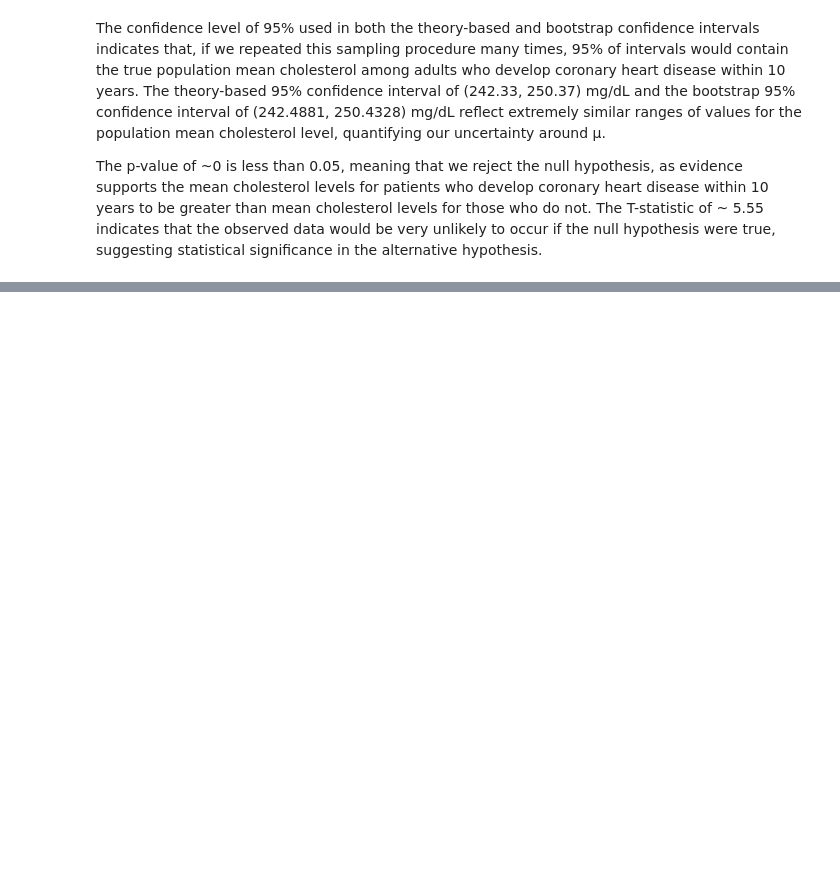
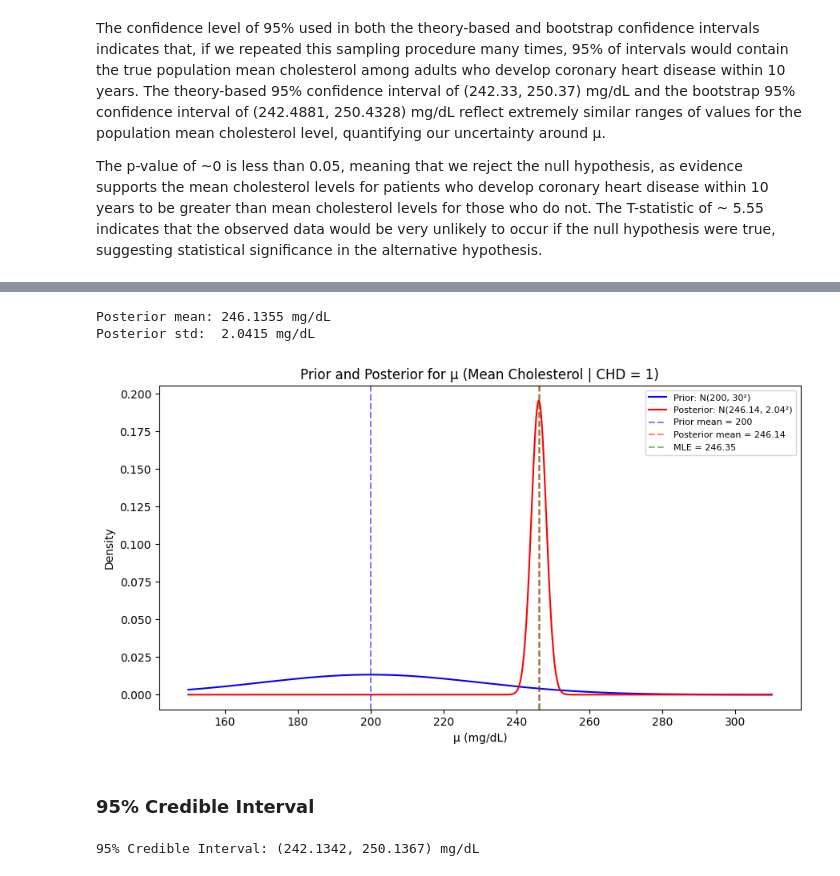
Before and after one commit to stefanregalia/Inf-Pred-Project, a Jupyter notebook: pipeline.ipynb, the cells around one changed output, grey strips where cells are left out. Cells and saved outputs as stored; diff of their text form; code cells hidden in the pictures; blank space fills up the shorter version.

```diff
--- a/pipeline.ipynb
+++ b/pipeline.ipynb
@@ -265,0 +308,43 @@ The p-value of ~0 is less than 0.05, meaning that we reject the null hypothesis,
+# %%
+# Posterior precision
+precision_posterior = (n / sigma**2) + (1 / sigma_0**2)
+sigma_n = np.sqrt(1 / precision_posterior)
+
+# Posterior mean
+mu_n = (1 / precision_posterior) * (
+    (n * mu_mle / sigma**2) + (mu_0 / sigma_0**2)
+)
+
+print(f"Posterior mean: {mu_n:.4f} mg/dL")
+print(f"Posterior std:  {sigma_n:.4f} mg/dL")
+# %% [output]
+Posterior mean: 246.1355 mg/dL
+Posterior std:  2.0415 mg/dL
+# %%
+# Compute distributions over the grid
+prior_dist = norm.pdf(mu_grid, loc=mu_0, scale=sigma_0)
+posterior_dist = norm.pdf(mu_grid, loc=mu_n, scale=sigma_n)
+
+plt.figure(figsize=(9, 5))
+plt.plot(mu_grid, prior_dist,     color='blue', label=f'Prior: N({mu_0}, {sigma_0}²)')
+plt.plot(mu_grid, posterior_dist, color='red',  label=f'Posterior: N({mu_n:.2f}, {sigma_n:.2f}²)')
+plt.axvline(mu_0,   color='blue', linestyle='--', alpha=0.5, label=f'Prior mean = {mu_0}')
+plt.axvline(mu_n,   color='red',  linestyle='--', alpha=0.5, label=f'Posterior mean = {mu_n:.2f}')
+plt.axvline(mu_mle, color='green',linestyle='--', alpha=0.5, label=f'MLE = {mu_mle:.2f}')
+plt.title('Prior and Posterior for μ (Mean Cholesterol | CHD = 1)')
+plt.xlabel('μ (mg/dL)')
+plt.ylabel('Density')
+plt.legend(fontsize=8)
+plt.tight_layout()
+plt.show()
+# %% [output]
+[figure, added]
+# %% [markdown]
+### 95% Credible Interval
+# %%
+ci_lower_bayes = norm.ppf(0.025, loc=mu_n, scale=sigma_n)
+ci_upper_bayes = norm.ppf(0.975, loc=mu_n, scale=sigma_n)
+
+print(f"95% Credible Interval: ({ci_lower_bayes:.4f}, {ci_upper_bayes:.4f}) mg/dL")
+# %% [output]
+95% Credible Interval: (242.1342, 250.1367) mg/dL
```
Also changed, not shown: parts of 13 cells of this notebook, 1 other file.
